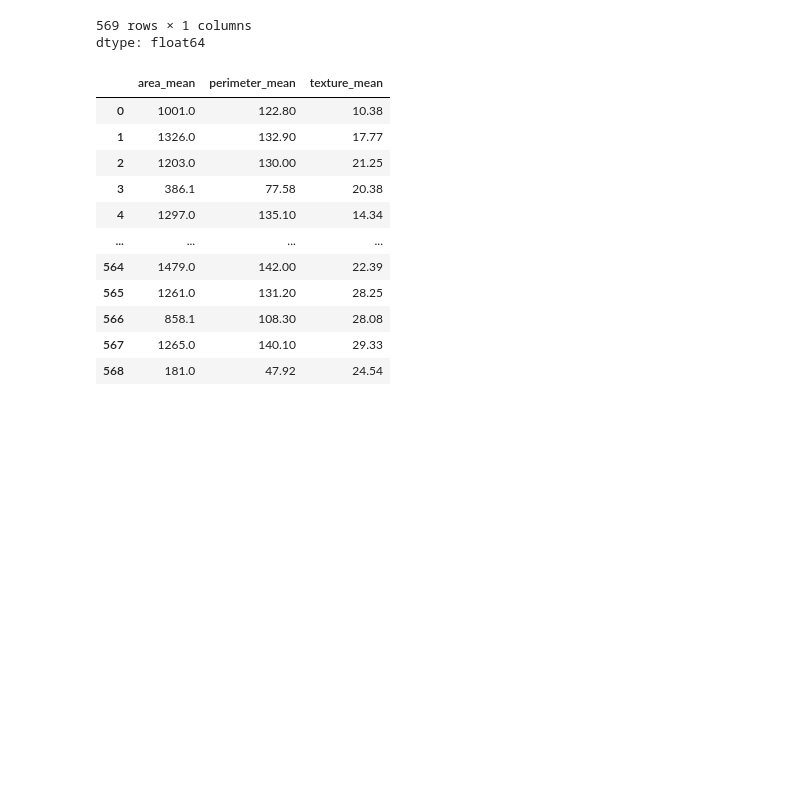
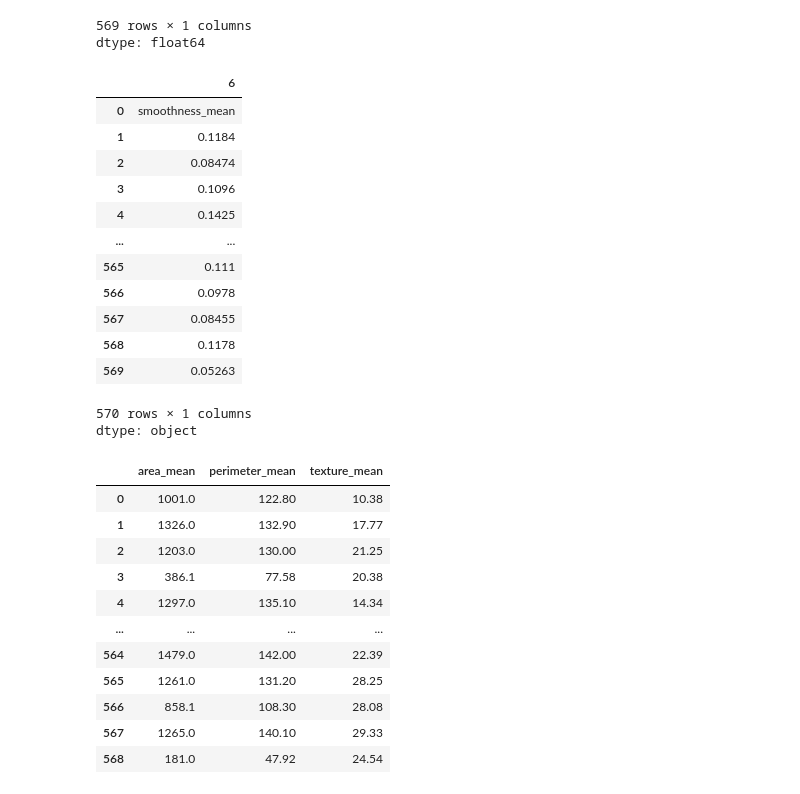
Before and after one commit to marsvn/PythonM2-jour1, a Jupyter notebook: Demo_manipulation_fichier_csv.ipynb, the cells around one changed output. Cells and saved outputs as stored; diff of their text form; code cells hidden in the pictures; blank space fills up the shorter version.

```diff
--- a/Demo_manipulation_fichier_csv.ipynb
+++ b/Demo_manipulation_fichier_csv.ipynb
@@ -137,6 +143,24 @@ breast_cancer_data['area_mean']
 | 568 | 181.0 |
 569 rows × 1 columns
 dtype: float64
+# %%
+toto = pd.read_csv('/content/PythonM2-jour1/data/breast_cancer_diagnostic_data.csv', header = None)
+toto[6]
+# %% [output]
+|  | 6 |
+| 0 | smoothness_mean |
+| 1 | 0.1184 |
+| 2 | 0.08474 |
+| 3 | 0.1096 |
+| 4 | 0.1425 |
+| ... | ... |
+| 565 | 0.111 |
+| 566 | 0.0978 |
+| 567 | 0.08455 |
+| 568 | 0.1178 |
+| 569 | 0.05263 |
+570 rows × 1 columns
+dtype: object
 # %%
 # create a subset of the data (output: a subtable containing selected columns)
 breast_cancer_data[['area_mean', 'perimeter_mean', 'texture_mean']]
```
Also changed, not shown: parts of 5 cells of this notebook.
